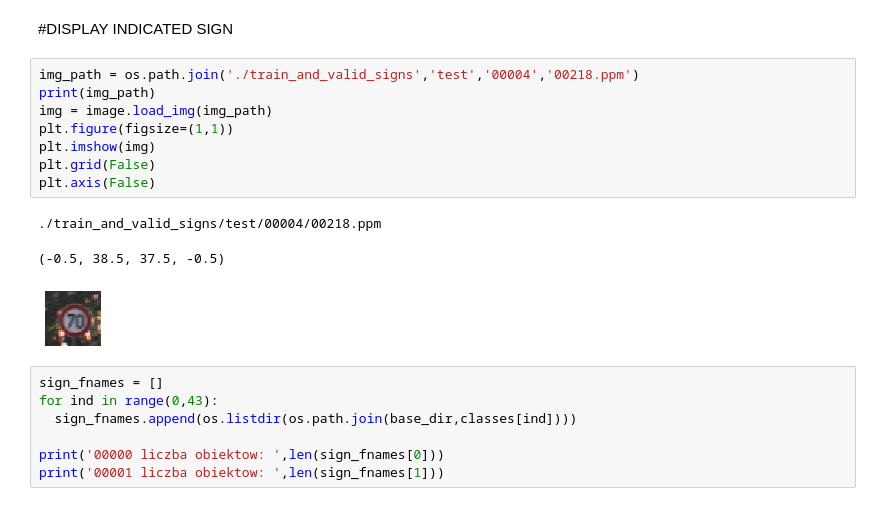
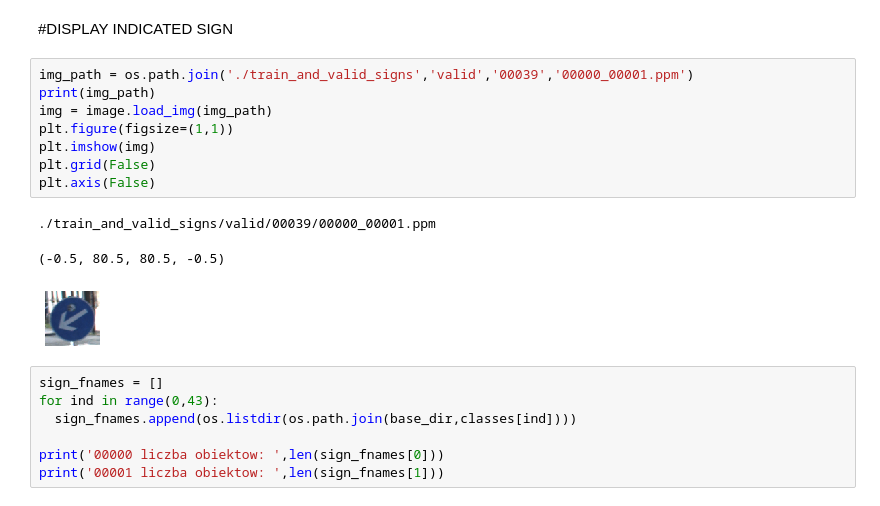
Before and after one commit to ipetryszak/TrafficSignsRecognition, a Jupyter notebook: traffic_sign_recognition.ipynb, the cells around one changed output. Drawn from its saved outputs; the diff is of its cells as text.

```diff
--- a/traffic_sign_recognition.ipynb
+++ b/traffic_sign_recognition.ipynb
@@ -91,17 +91,17 @@ for directory in dirs_test:
 # %% [markdown]
 #DISPLAY INDICATED SIGN
 # %%
-img_path = os.path.join('./train_and_valid_signs','test','00004','00218.ppm')
+img_path = os.path.join('./train_and_valid_signs','valid','00039','00000_00001.ppm')
 print(img_path)
 img = image.load_img(img_path)
 plt.figure(figsize=(1,1))
 plt.imshow(img)
 plt.grid(False)
 plt.axis(False)
 # %% [output]
-./train_and_valid_signs/test/00004/00218.ppm
+./train_and_valid_signs/valid/00039/00000_00001.ppm
-(-0.5, 38.5, 37.5, -0.5)
+(-0.5, 80.5, 80.5, -0.5)
-[figure, old version]
+[figure, new version]
 # %%
 sign_fnames = []
 for ind in range(0,43):
```
Also changed, not shown: parts of 7 cells of this notebook.
